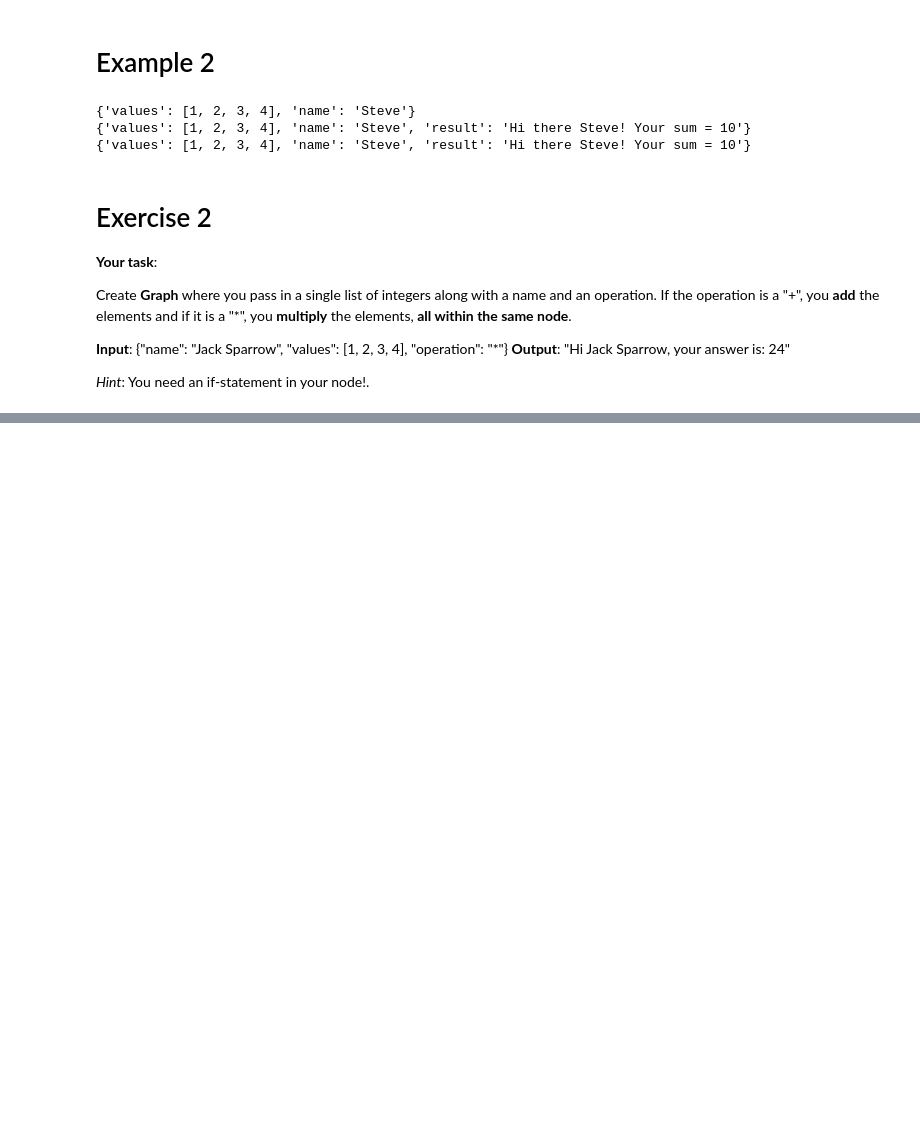
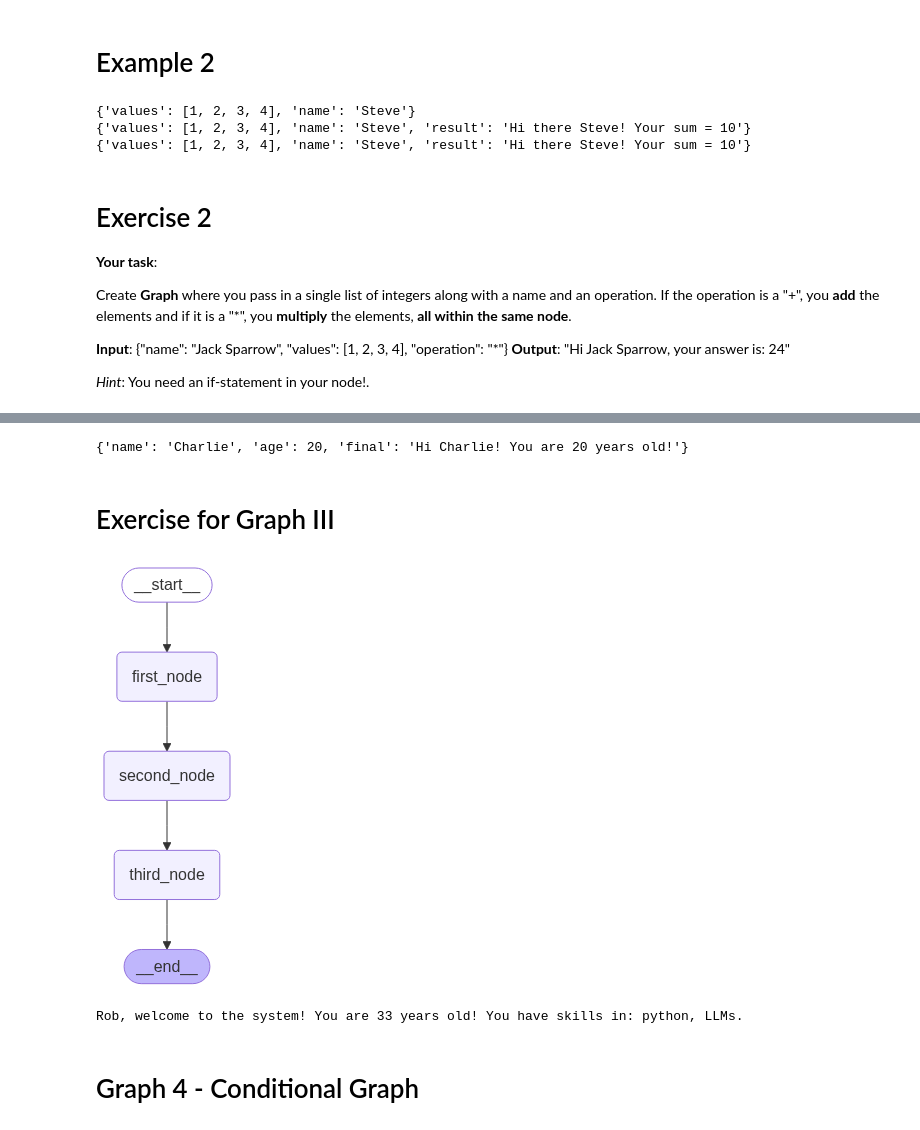
Before and after one commit to RobertRamos93/llm_graph_workflow, a Jupyter notebook: graph_workfloy.ipynb, the cells around one changed output, grey strips where cells are left out. Drawn from its saved outputs; the diff is of its cells as text; code cells hidden in the pictures; blank space fills up the shorter version.

Commit message:
Add new exercises for practice

```diff
--- a/graph_workfloy.ipynb
+++ b/graph_workfloy.ipynb
@@ -140,0 +206,10 @@ def process_exercise_two(state: ExerciseTwoState) -> ExerciseTwoState:
+# %%
+result = app.invoke({
+    "name": "Charlie",
+    "age": 20
+})
+print(result)
+# %% [output]
+{'name': 'Charlie', 'age': 20, 'final': 'Hi Charlie! You are 20 years old!'}
+# %% [markdown]
+# Exercise for Graph III
@@ -140,0 +219,52 @@ def process_exercise_two(state: ExerciseTwoState) -> ExerciseTwoState:
+# %%
+class ThirdAgentState(TypedDict):
+    name: str
+    age: int
+    skills: List[str]
+    final_result: str
+# %%
+def first_node(state: ThirdAgentState) -> ThirdAgentState:
+    """This node will greet the user."""
+    state["final_result"] = f"{state["name"]}, welcome to the system! "
+    return state
+
+def second_node(state: ThirdAgentState) -> ThirdAgentState:
+    """This node will describe the user's age."""
+    state["final_result"] = state["final_result"] + f"You are {state["age"]} years old! "
+    return state
+
+def third_node(state: ThirdAgentState) -> ThirdAgentState:
+    """This node will list the user's skills in a formatted string."""
+    state["final_result"] = state["final_result"] + f"You have skills in: {", ".join(state["skills"])}."
+    return state
+# %%
+graph = StateGraph(ThirdAgentState)
+
+graph.add_node("first_node", first_node)
+graph.add_node("second_node", second_node)
+graph.add_node("third_node", third_node)
+
+graph.set_entry_point("first_node")
+graph.add_edge("first_node", "second_node")
+graph.add_edge("second_node", "third_node")
+graph.set_finish_point("third_node")
+
+app = graph.compile()
+# %%
+from IPython.display import Image, display
+display(Image(app.get_graph().draw_mermaid_png()))
+# %% [output]
+[figure, added]
+# %%
+res = app.invoke({
+    "name": "Rob",
+    "age": 33,
+    "skills": ["python", "LLMs"],
+    "final_result": ""
+})
+
+print(res["final_result"])
+# %% [output]
+Rob, welcome to the system! You are 33 years old! You have skills in: python, LLMs.
+# %% [markdown]
+# Graph 4 - Conditional Graph
```
Also changed, not shown: parts of 27 cells of this notebook.
